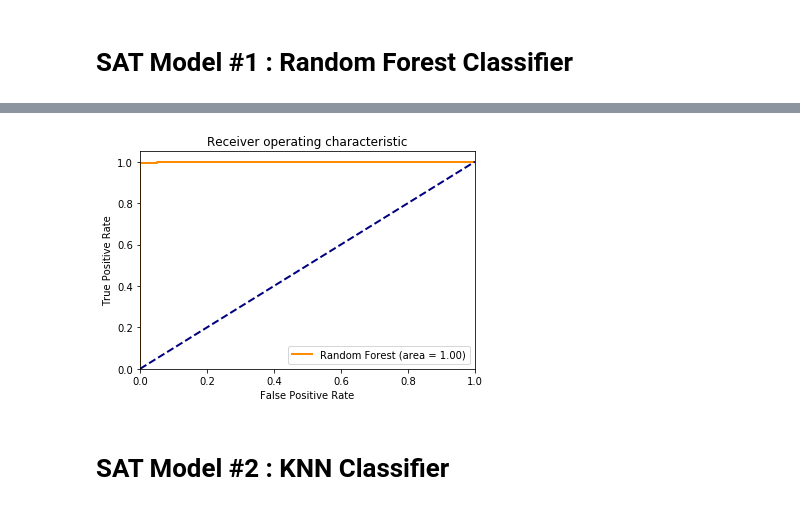
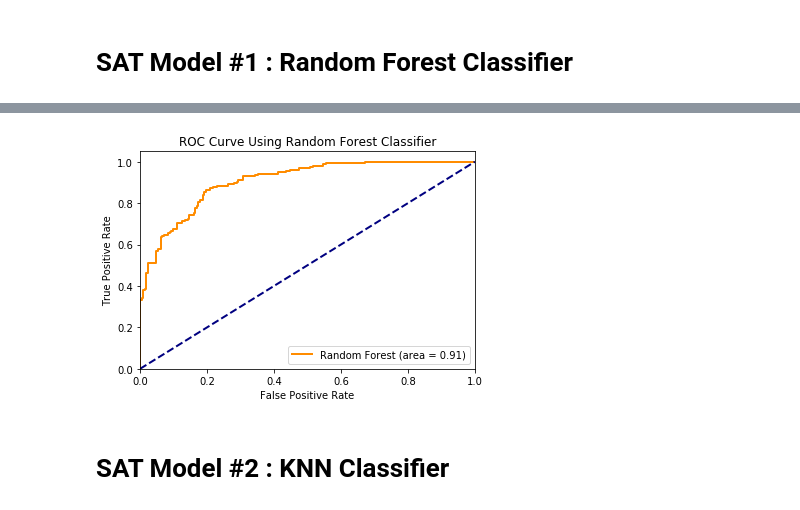
Before and after one commit to stmillett/MSDS7331_NorthCarolinaDataset, a Jupyter notebook: Lab2/Data Mining - Lab 2-SAT new.ipynb, the cells around one changed output, grey strips where cells are left out. Saved outputs shown, nothing was run; the diff lists cells and outputs as text; code cells hidden in the pictures.

```diff
--- a/Lab2/Data Mining - Lab 2-SAT new.ipynb
+++ b/Lab2/Data Mining - Lab 2-SAT new.ipynb
@@ -227,7 +228,6 @@ SAT_school_data = imputed_school_data.copy()
 
 SAT_school_data['SAT_Score_Above1000'] = SAT_school_data.apply(lambda each_row: 1 if (each_row['sat_avg_score_num']) > 999 else 0,axis=1)
 SAT_school_data['SAT_participation_number'] = SAT_school_data.apply(lambda each_row: (each_row['sat_participation_pct'])*(each_row['student_num']) ,axis=1)
-SAT_school_data['Student_Num_College_Ready_SAT'] = SAT_school_data.apply(lambda each_row: (each_row['SAT_participation_number']) if (each_row['SAT_Score_Above1000'] == 1) else 0,axis=1)
 
 SAT_school_data.describe()
 # %% [output]
@@ -429,20 +430,20 @@ Fitting 10 folds for each of 48 candidates, totalling 480 fits
 # %%
 # create ROC cuve for Random Forest model:
 fpr1, tpr1, _ = roc_curve(y_SAT_test, y_SAT_prob1[:,1] )
 roc_auc1 = auc(fpr1, tpr1)
 lw=2
 plt.figure()
 plt.plot(fpr1, tpr1, color='darkorange', lw=2, label='Random Forest (area = %0.2f)' % roc_auc1)
 plt.plot([0, 1], [0, 1], color='navy', lw=lw, linestyle='--')
 plt.xlim([0.0, 1.0])
 plt.ylim([0.0, 1.05])
 plt.xlabel('False Positive Rate')
 plt.ylabel('True Positive Rate')
-plt.title('Receiver operating characteristic')
+plt.title('ROC Curve Using Random Forest Classifier')
 plt.legend(loc="lower right")
 plt.show()
 # %% [output]
-[figure, old version]
+[figure, new version]
 # %% [markdown]
 # SAT Model #2 : KNN Classifier
 # %%
```
Also changed, not shown: parts of 16 cells of this notebook.
